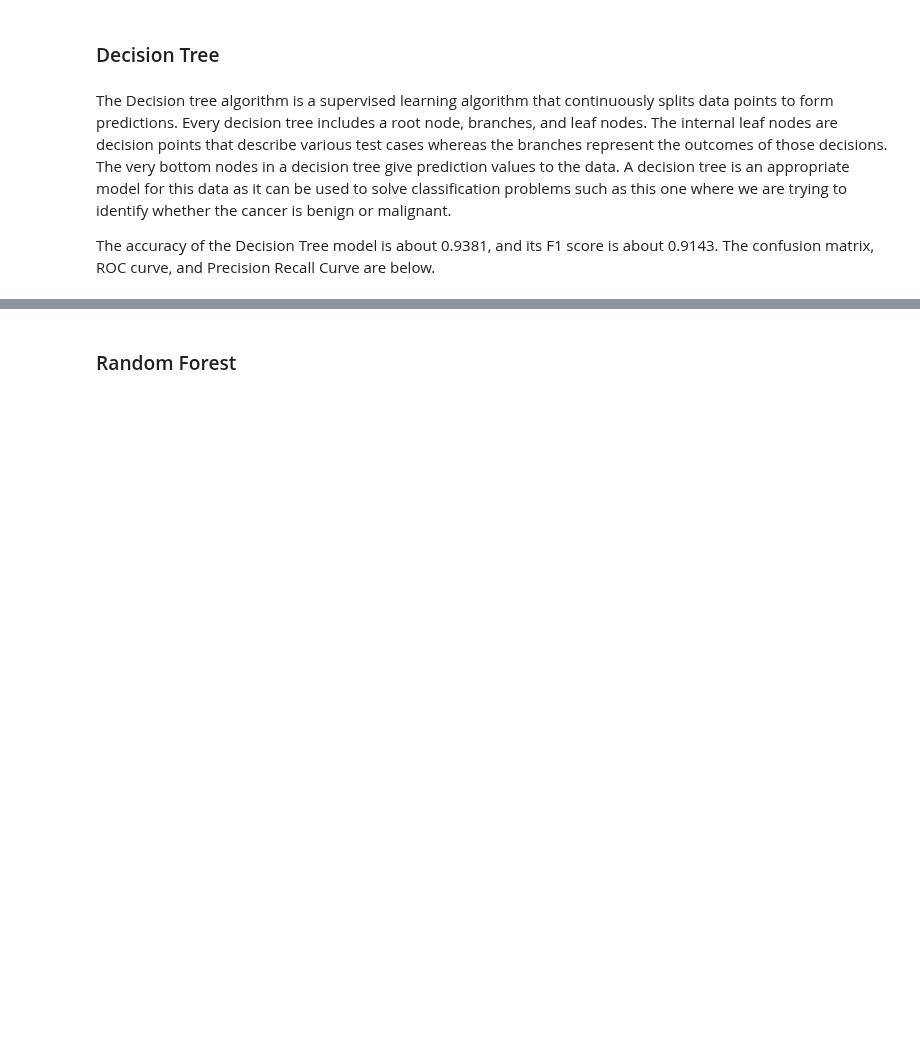
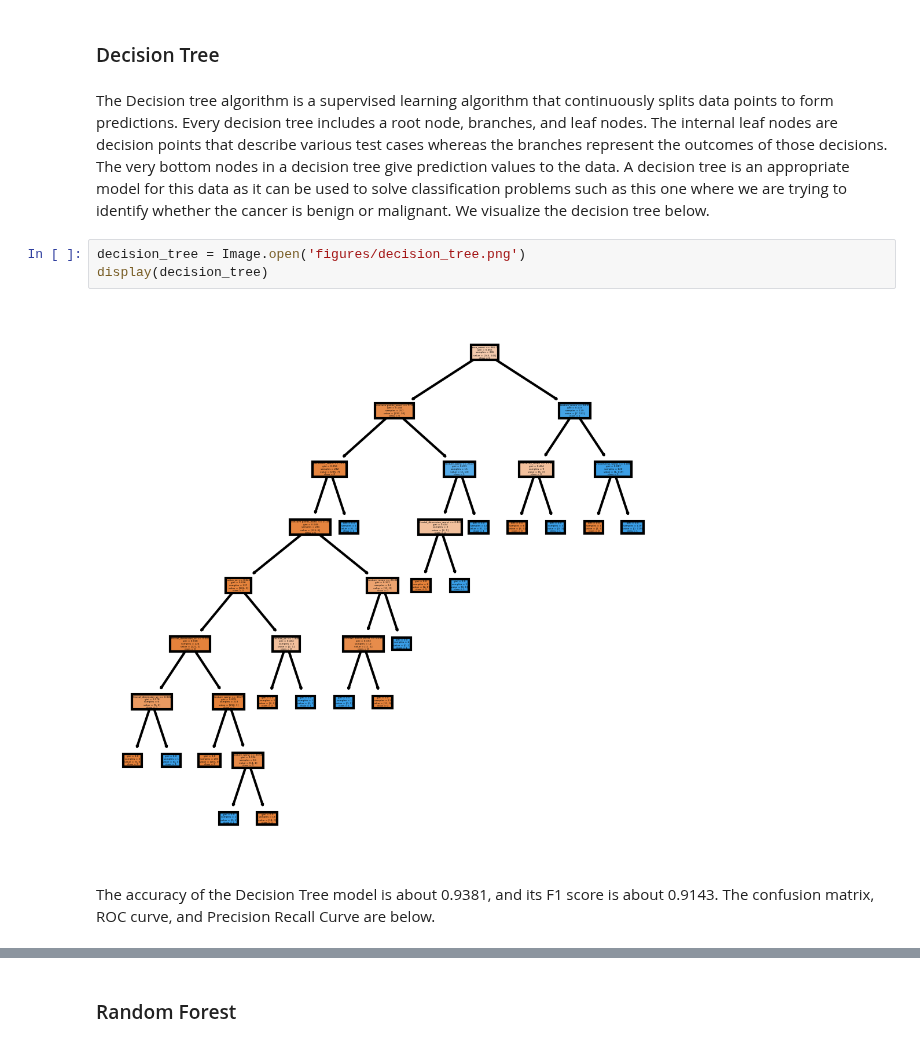
Before and after one commit to UCB-stat-159-s22/hw07-Group26, a Jupyter notebook: main.ipynb, the cells around one changed output, grey strips where cells are left out. Drawn from its saved outputs; the diff is of its cells as text; blank space fills up the shorter version.

```diff
--- a/main.ipynb
+++ b/main.ipynb
@@ -71,7 +71,12 @@ Evaluation: The classifier seems to performing well with a very few false positi
 # %% [markdown]
 ### Decision Tree
 # %% [markdown]
-The Decision tree algorithm is a supervised learning algorithm that continuously splits data points to form predictions. Every decision tree includes a root node, branches, and leaf nodes. The internal leaf nodes are decision points that describe various test cases whereas the branches represent the outcomes of those decisions. The very bottom nodes in a decision tree give prediction values to the data. A decision tree is an appropriate model for this data as it can be used to solve classification problems such as this one where we are trying to identify whether the cancer is benign or malignant.
-
-The accuracy of the Decision Tree model is about 0.9381, and its F1 score is about 0.9143. The  confusion matrix, ROC curve, and Precision Recall Curve are below.
+The Decision tree algorithm is a supervised learning algorithm that continuously splits data points to form predictions. Every decision tree includes a root node, branches, and leaf nodes. The internal leaf nodes are decision points that describe various test cases whereas the branches represent the outcomes of those decisions. The very bottom nodes in a decision tree give prediction values to the data. A decision tree is an appropriate model for this data as it can be used to solve classification problems such as this one where we are trying to identify whether the cancer is benign or malignant. We visualize the decision tree below.
+# %%
+decision_tree = Image.open('figures/decision_tree.png')
+display(decision_tree)
+# %% [output]
+[figure, added]
+# %% [markdown]
+The accuracy of the Decision Tree model is about 0.9381, and its F1 score is about 0.9143. The  confusion matrix, ROC curve, and Precision Recall Curve are below.
 # %%
```
Also changed, not shown: parts of 1 cell of this notebook, 3 other files.
